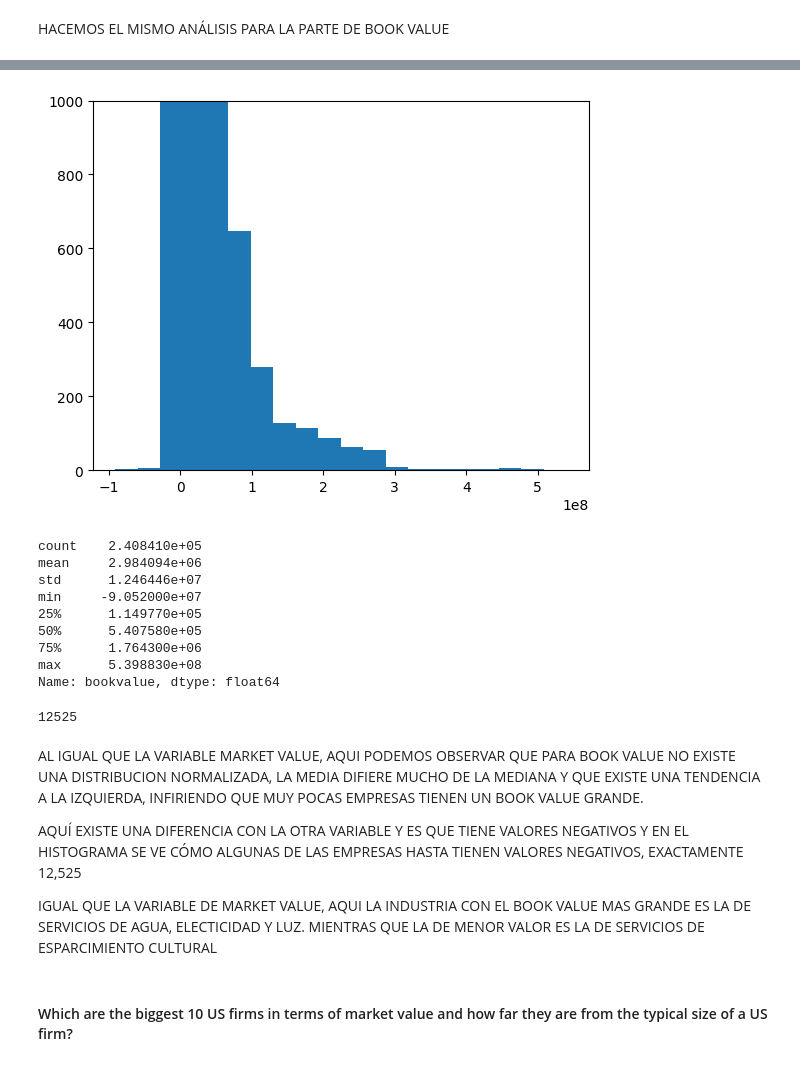
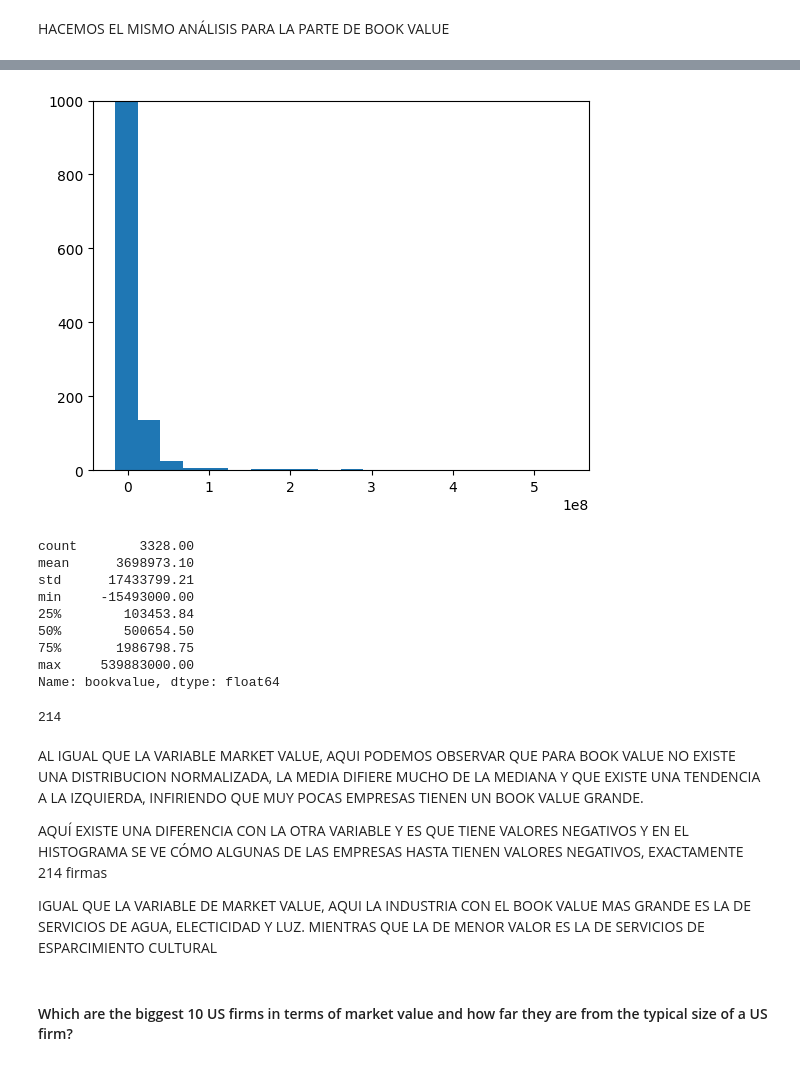
Before and after one commit to CarlosOX/WOKRSHOP_Carlos, a Jupyter notebook: PROYECTO/main.ipynb, the cells around one changed output, grey strips where cells are left out. Cells and saved outputs as stored; diff of their text form; code cells hidden in the pictures.

```diff
--- a/PROYECTO/main.ipynb
+++ b/PROYECTO/main.ipynb
@@ -95,7 +140,9 @@ data['rq'] = np.log(data['adjprice']) - np.log(data.groupby(['firm'])['adjprice'
 # %% [markdown]
 #### Show how many active firms by industry there are in the sample
 # %%
-industry_des['firma']= data[data['status'] == 'activo'].reset_index().groupby(['industria'])[['firm']].count()
+data_year = data[(data['q']=='2023q2')&(data['status']=='activo')]
 
-industry_des[['firma']]
+industry_des= data_year.reset_index().groupby(['industria'])[['firm']].count()
+
+industry_des
 # %% [output]
@@ -228,33 +268,33 @@ plt.show()
 # %%
 #HISTOGRAMA DEL MARKET VALUE
 
 # REDUJE EL LIMITE EN Y PARA VER EL COMPORTAMIENTO MÁS CLARO Y VER LA TENENCIA A LA IZQUIERDA
 
-plt.hist(data['bookvalue'],bins=20)
+plt.hist(data_year['bookvalue'],bins=20)
 plt.ylim(0,1000)
 plt.show()
 # %% [output]
-[figure, old version]
+[figure, new version]
 # %%
-data['bookvalue'].describe()
+data_year['bookvalue'].describe()
 # %% [output]
-count    2.408410e+05
-mean     2.984094e+06
-std      1.246446e+07
-min     -9.052000e+07
-25%      1.149770e+05
-50%      5.407580e+05
-75%      1.764300e+06
-max      5.398830e+08
+count        3328.00
+mean      3698973.10
+std      17433799.21
+min     -15493000.00
+25%        103453.84
+50%        500654.50
+75%       1986798.75
+max     539883000.00
 Name: bookvalue, dtype: float64
 # %%
-data['bookvalue'][data['bookvalue']<0].count()
+data_year['bookvalue'][data_year['bookvalue']<0].count()
 # %% [output]
-12525
+214
 # %% [markdown]
 AL IGUAL QUE LA VARIABLE MARKET VALUE, AQUI PODEMOS OBSERVAR QUE PARA BOOK VALUE NO EXISTE UNA DISTRIBUCION NORMALIZADA, LA MEDIA DIFIERE MUCHO DE LA MEDIANA Y QUE EXISTE UNA TENDENCIA A LA IZQUIERDA, INFIRIENDO QUE MUY POCAS EMPRESAS TIENEN UN BOOK VALUE GRANDE.
 
-AQUÍ EXISTE UNA DIFERENCIA CON LA OTRA VARIABLE Y ES QUE TIENE VALORES NEGATIVOS Y EN EL HISTOGRAMA SE VE CÓMO ALGUNAS DE LAS EMPRESAS HASTA TIENEN VALORES NEGATIVOS, EXACTAMENTE 12,525
+AQUÍ EXISTE UNA DIFERENCIA CON LA OTRA VARIABLE Y ES QUE TIENE VALORES NEGATIVOS Y EN EL HISTOGRAMA SE VE CÓMO ALGUNAS DE LAS EMPRESAS HASTA TIENEN VALORES NEGATIVOS, EXACTAMENTE 214 firmas
 
 IGUAL QUE LA VARIABLE DE MARKET VALUE, AQUI LA INDUSTRIA CON EL BOOK VALUE MAS GRANDE ES LA DE SERVICIOS DE AGUA, ELECTICIDAD Y LUZ. MIENTRAS QUE LA DE MENOR VALOR ES LA DE SERVICIOS DE ESPARCIMIENTO CULTURAL
 # %% [markdown]
```
Also changed, not shown: parts of 44 cells of this notebook.
